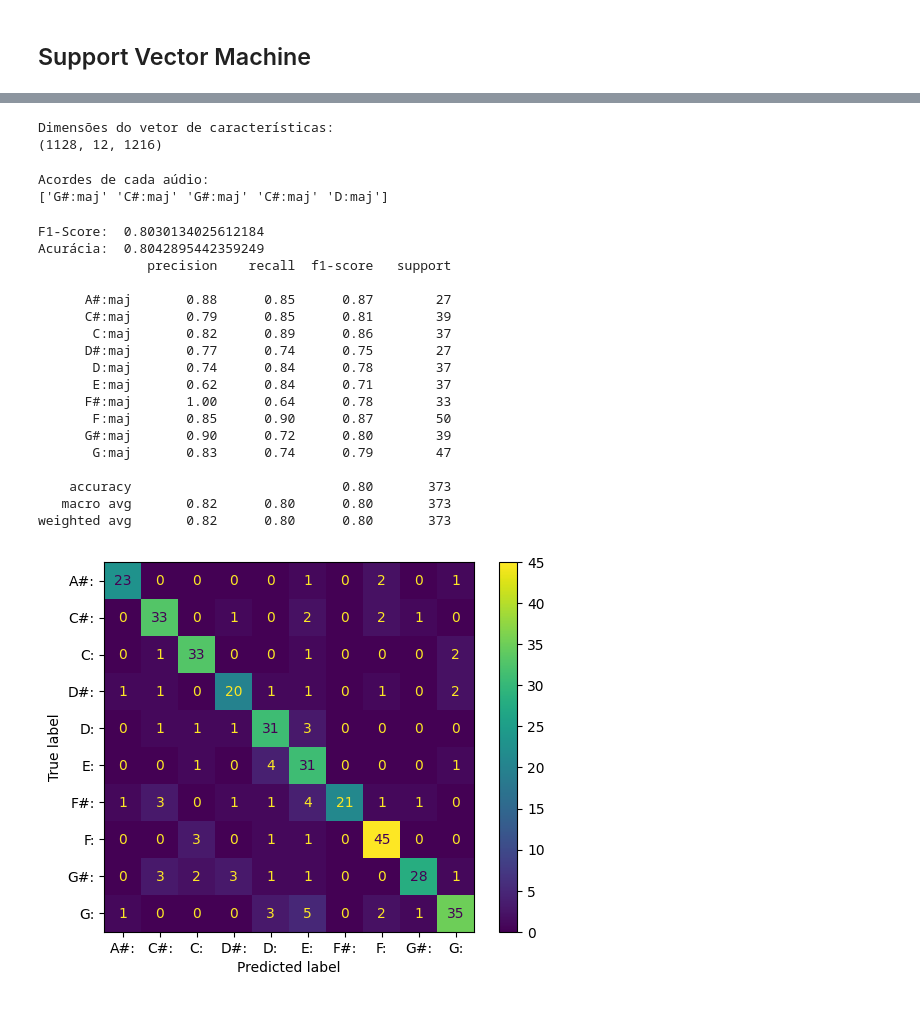
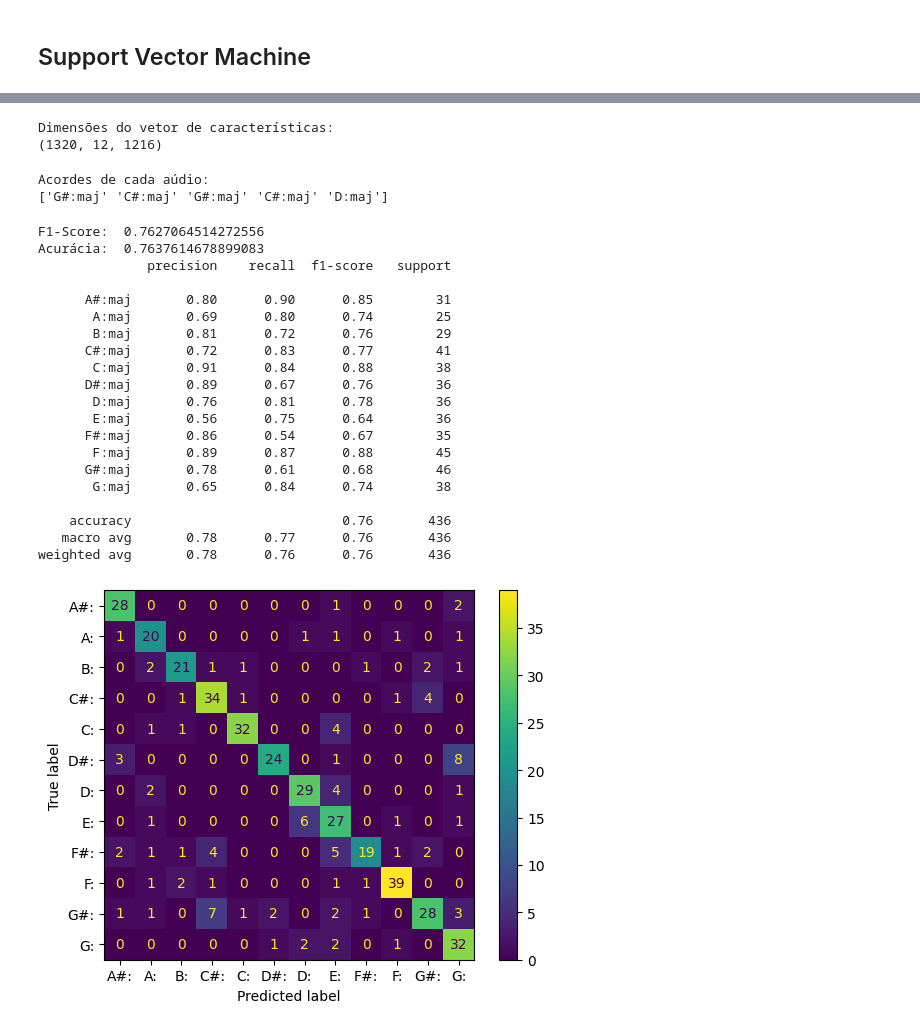
Before and after one commit to derSchmetterling/chord_recognition, a Jupyter notebook: project_notebook.ipynb, the cells around one changed output, grey strips where cells are left out. Cells and saved outputs as stored; diff of their text form; code cells hidden in the pictures.

```diff
--- a/project_notebook.ipynb
+++ b/project_notebook.ipynb
@@ -201,12 +228,12 @@ Diversas abordagens foram testadas para a classificação dos 10 acordes, aprese
 # %%
-X = np.load("X_PCP_FREQ.npy")
-y = np.load("y_PCP_FREQ.npy")
+X = np.load("X_PCP_FREQ2.npy")
+y = np.load("y_PCP_FREQ2.npy")
 # %%
 print('Dimensões do vetor de características:')
 print(X.shape)
 # %% [output]
 Dimensões do vetor de características:
-(1128, 12, 1216)
+(1320, 12, 1216)
 # %%
 print('Acordes de cada aúdio:')
 print(y[:5])
@@ -242,43 +269,45 @@ def metrics(model, X_test, y_test):
 # %%
 from sklearn import svm
 from sklearn.metrics import confusion_matrix, ConfusionMatrixDisplay
 
 def svm_model():
 
   clf = svm.SVC(decision_function_shape='ovo', probability= True)
   clf.fit(X_train_rf, y_train)
   metrics(clf, X_test_rf, y_test)
 
   preds = clf.predict(X_test_rf)
   cf_matrix = confusion_matrix(y_test, preds)
 
   disp = ConfusionMatrixDisplay(confusion_matrix=cf_matrix,
-                               display_labels=[ i.strip('maj') for i  in model.classes_ ])
+                               display_labels=[ i.strip('maj') for i  in clf.classes_ ])
 
   disp.plot()
   plt.show()
 
   return clf
 
 
 model = svm_model()
 # %% [output]
-F1-Score:  0.8030134025612184
-Acurácia:  0.8042895442359249
+F1-Score:  0.7627064514272556
+Acurácia:  0.7637614678899083
               precision    recall  f1-score   support
 
-      A#:maj       0.88      0.85      0.87        27
-      C#:maj       0.79      0.85      0.81        39
-       C:maj       0.82      0.89      0.86        37
-      D#:maj       0.77      0.74      0.75        27
-       D:maj       0.74      0.84      0.78        37
-       E:maj       0.62      0.84      0.71        37
-      F#:maj       1.00      0.64      0.78        33
-       F:maj       0.85      0.90      0.87        50
-      G#:maj       0.90      0.72      0.80        39
-       G:maj       0.83      0.74      0.79        47
+      A#:maj       0.80      0.90      0.85        31
+       A:maj       0.69      0.80      0.74        25
+       B:maj       0.81      0.72      0.76        29
+      C#:maj       0.72      0.83      0.77        41
+       C:maj       0.91      0.84      0.88        38
+      D#:maj       0.89      0.67      0.76        36
+       D:maj       0.76      0.81      0.78        36
+       E:maj       0.56      0.75      0.64        36
+      F#:maj       0.86      0.54      0.67        35
+       F:maj       0.89      0.87      0.88        45
+      G#:maj       0.78      0.61      0.68        46
+       G:maj       0.65      0.84      0.74        38
 
-    accuracy                           0.80       373
-   macro avg       0.82      0.80      0.80       373
-weighted avg       0.82      0.80      0.80       373
+    accuracy                           0.76       436
+   macro avg       0.78      0.77      0.76       436
+weighted avg       0.78      0.76      0.76       436
-[figure, old version]
+[figure, new version]
```
Also changed, not shown: parts of 19 cells of this notebook, 7 other files.
